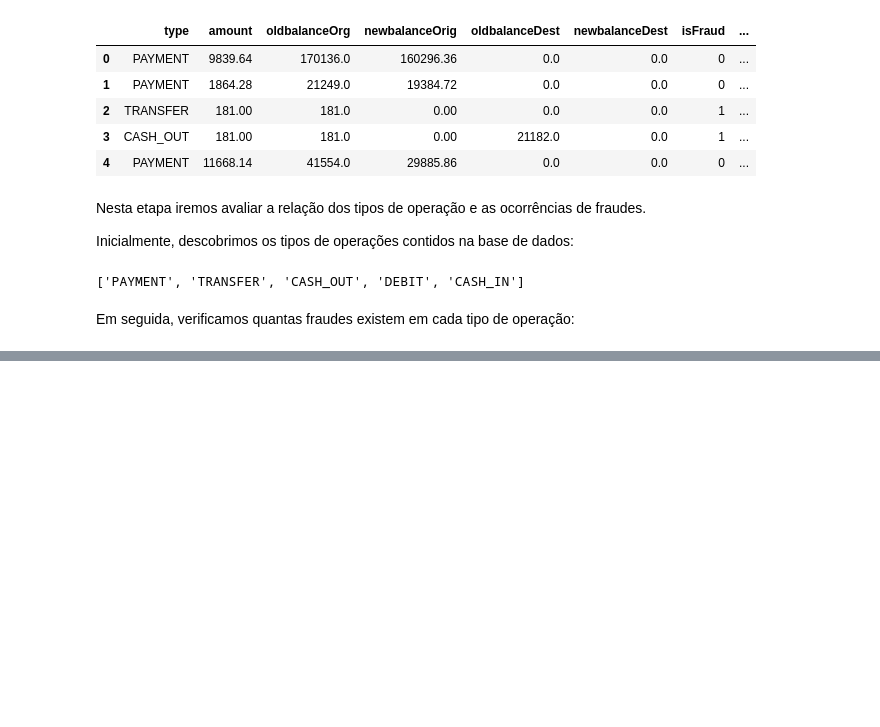
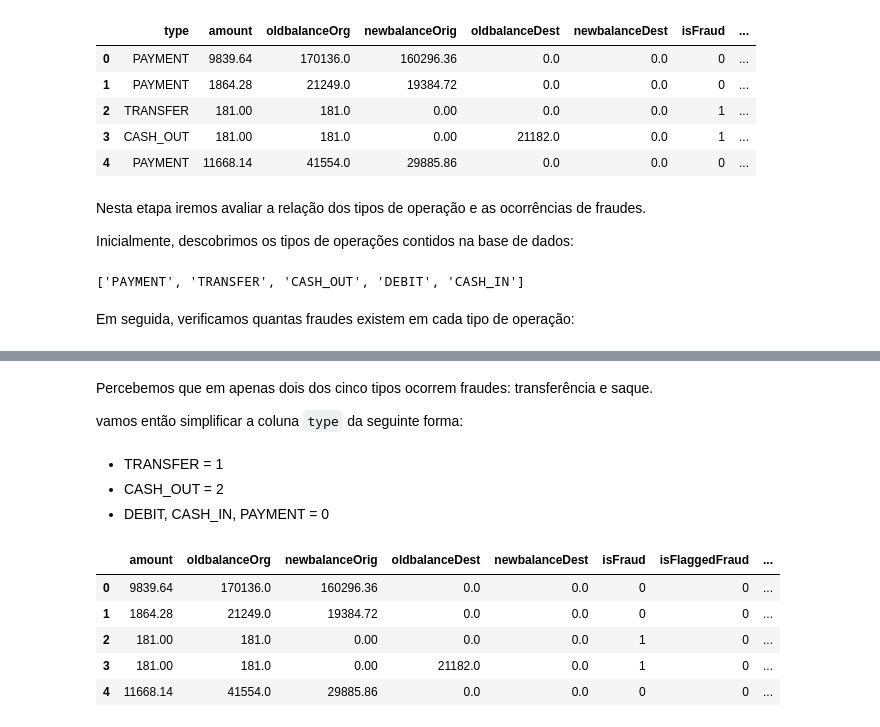
Before and after one commit to TheDramaturgy/ArtificialInteligence, a Jupyter notebook: TrabalhoArvoreDecisao/01_modelo.ipynb, the cells around one changed output, grey strips where cells are left out. Drawn from its saved outputs; the diff is of its cells as text; code cells hidden in the pictures; blank space fills up the shorter version.

```diff
--- a/TrabalhoArvoreDecisao/01_modelo.ipynb
+++ b/TrabalhoArvoreDecisao/01_modelo.ipynb
@@ -206,0 +216,23 @@ Dessa forma, reduzindo em cerca de 1.7M de operações sem relações com fraude
+# %% [markdown]
+Percebemos que em apenas dois dos cinco tipos ocorrem fraudes: transferência e saque.
+
+vamos então simplificar a coluna `type` da seguinte forma:
+# %% [markdown]
+* TRANSFER = 1
+* CASH_OUT = 2
+* DEBIT, CASH_IN, PAYMENT = 0
+# %%
+conditions = [data['type'].str.match('TRANSFER'),
+              data['type'].str.match('CASH_OUT'),
+              (data['type'].str.match('DEBIT')) | (data['type'].str.match('CASH_IN')) | (data['type'].str.match('PAYMENT'))]
+choices    = [1, 2, 0]
+reduced_data['simplified_type'] = numpy.select(conditions, choices)
+reduced_data = reduced_data.drop(columns=['type'])
+reduced_data.head()
+# %% [output]
+|  | amount | oldbalanceOrg | newbalanceOrig | oldbalanceDest | newbalanceDest | isFraud | isFlaggedFraud | ... |
+| 0 | 9839.64 | 170136.0 | 160296.36 | 0.0 | 0.0 | 0 | 0 | ... |
+| 1 | 1864.28 | 21249.0 | 19384.72 | 0.0 | 0.0 | 0 | 0 | ... |
+| 2 | 181.00 | 181.0 | 0.00 | 0.0 | 0.0 | 1 | 0 | ... |
+| 3 | 181.00 | 181.0 | 0.00 | 21182.0 | 0.0 | 1 | 0 | ... |
+| 4 | 11668.14 | 41554.0 | 29885.86 | 0.0 | 0.0 | 0 | 0 | ... |
```
Also changed, not shown: parts of 8 cells of this notebook.
